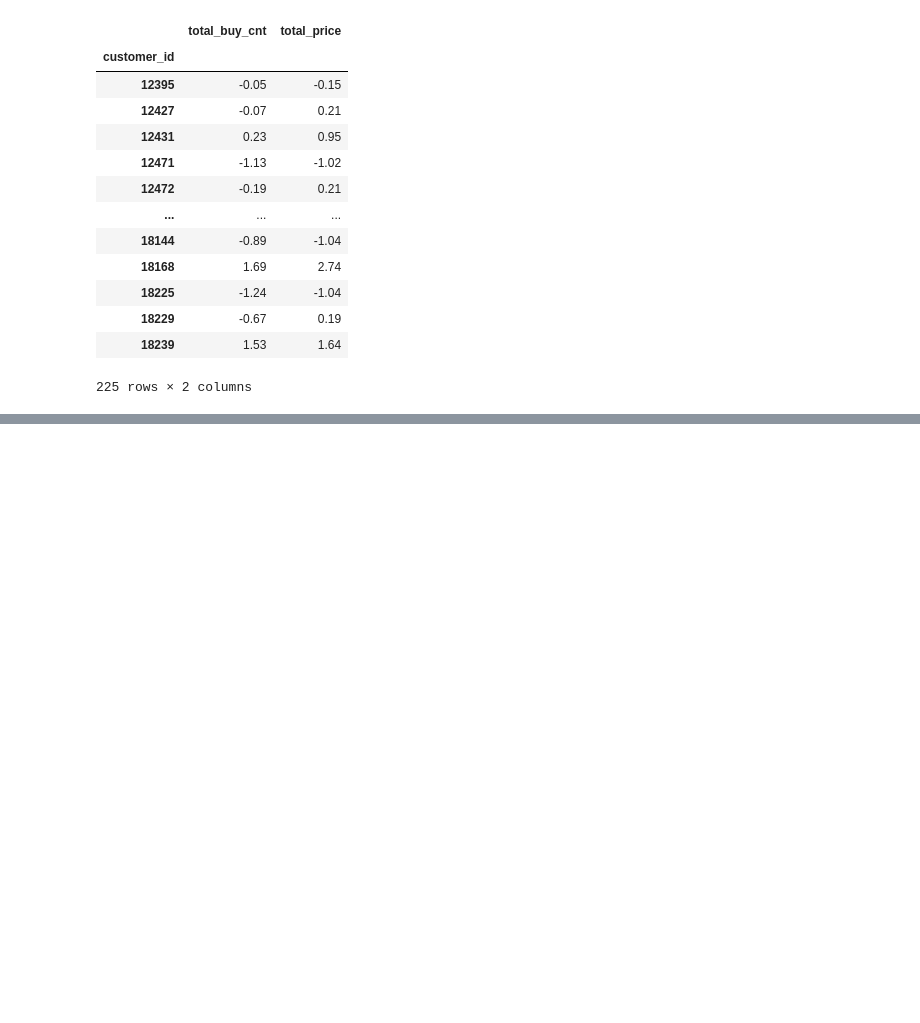
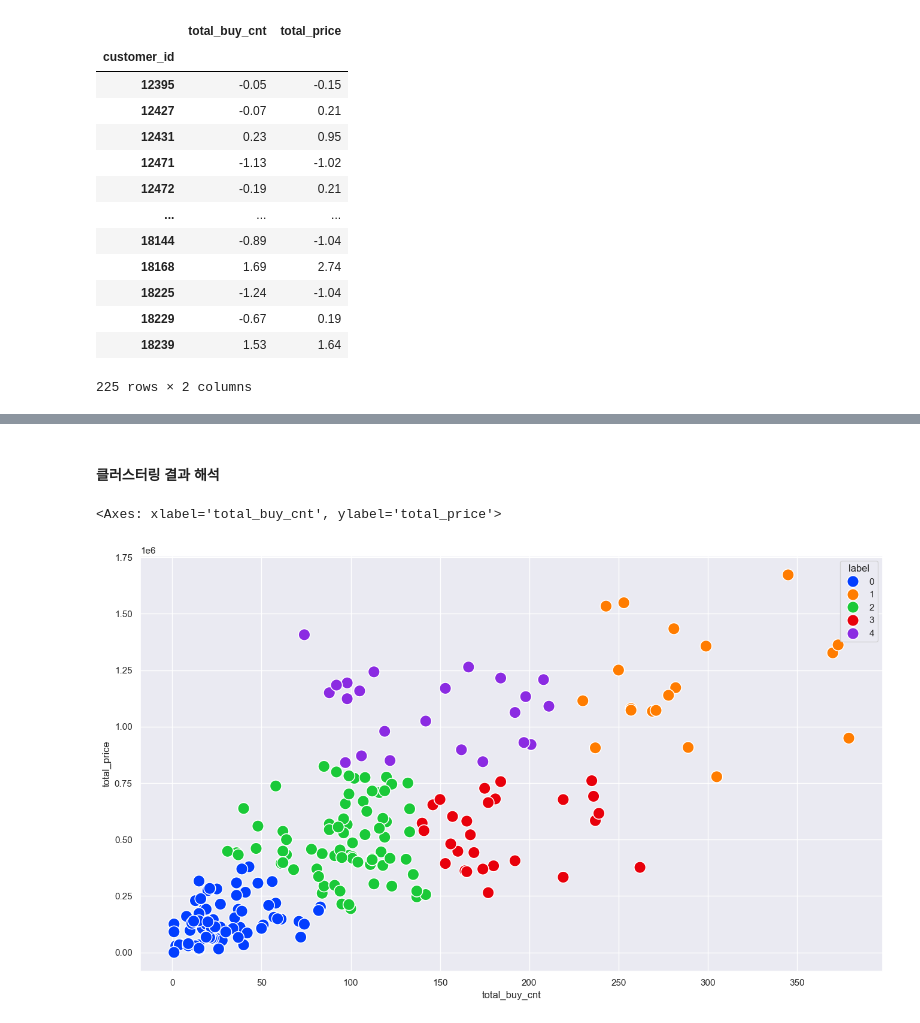
Before and after one commit to uj06134/study_Data_analysis, a Jupyter notebook: f_cluster_analysis/task.ipynb, the cells around one changed output, grey strips where cells are left out. Cells and saved outputs as stored; diff of their text form; code cells hidden in the pictures; blank space fills up the shorter version.

```diff
--- a/f_cluster_analysis/task.ipynb
+++ b/f_cluster_analysis/task.ipynb
@@ -96,0 +196,10 @@ scaled_df
+# %%
+sales_df['label'] = model.predict(scaled_df)
+# %% [markdown]
+#### 클러스터링 결과 해석
+# %%
+# 시각화
+sns.scatterplot(x= sales_df['total_buy_cnt'], y= sales_df['total_price'], hue= sales_df['label'], s=200, palette='bright')
+# %% [output]
+<Axes: xlabel='total_buy_cnt', ylabel='total_price'>
+[figure, added]
```
Also changed, not shown: parts of 20 cells of this notebook.
